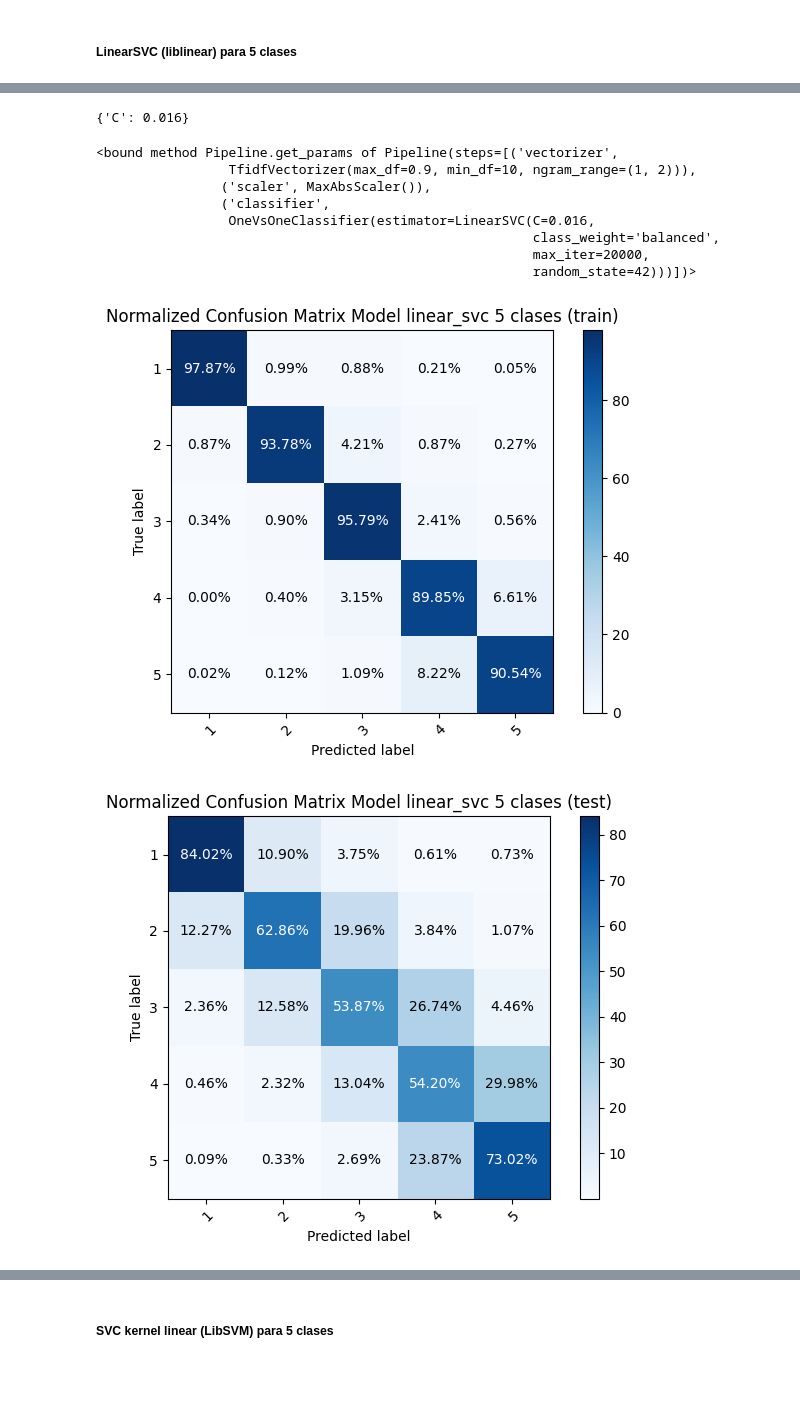
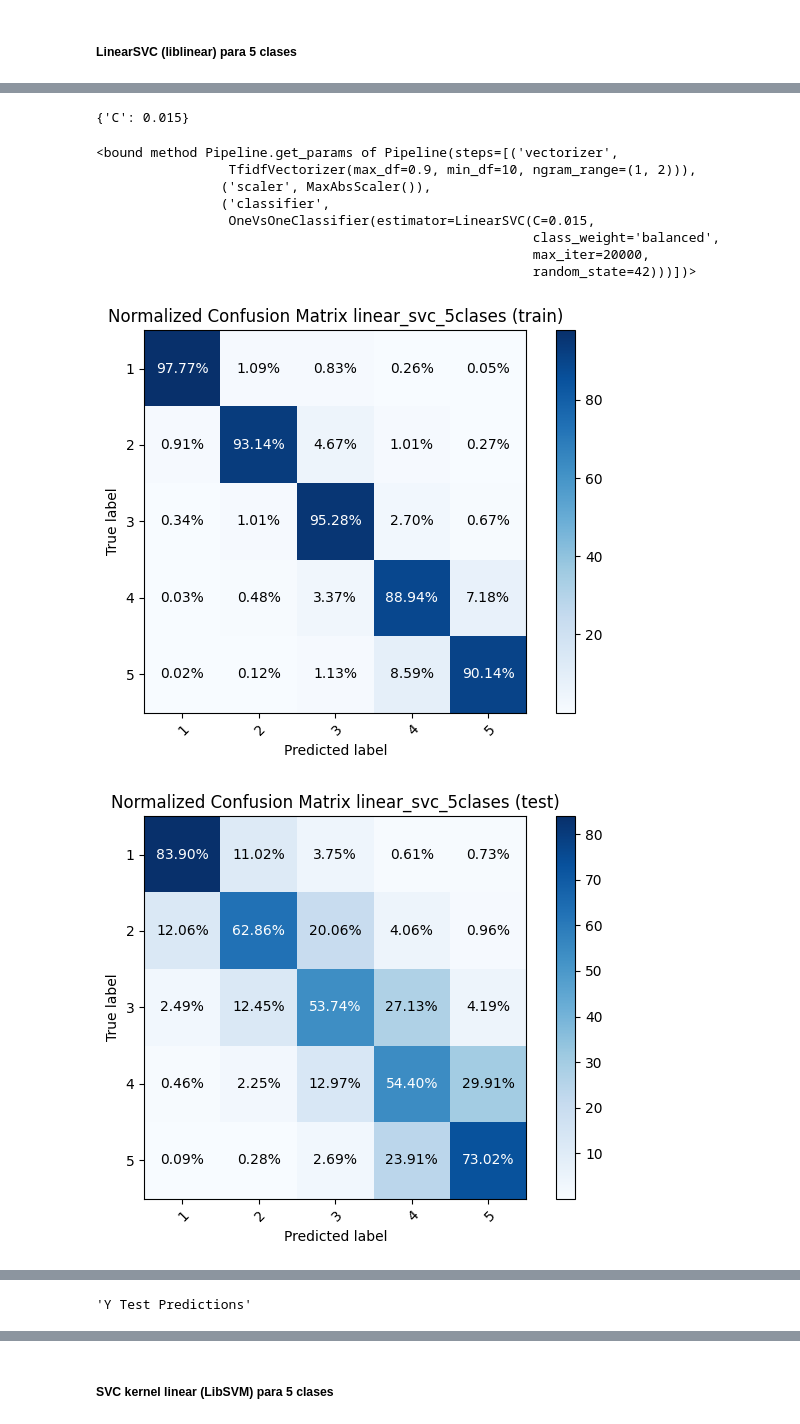
Before and after one commit to FIUBA-CEIA-18Co2024/AM1-TP, a Jupyter notebook: inference_model_compare.ipynb, the cells around one changed output, grey strips where cells are left out. Cells and saved outputs as stored; diff of their text form; code cells hidden in the pictures; blank space fills up the shorter version.

```diff
--- a/inference_model_compare.ipynb
+++ b/inference_model_compare.ipynb
@@ -78,6 +78,7 @@ X = df['cleaned_review']
 y = df['rating']
 random_state = 42
 X_train, X_test, y_train, y_test = train_test_split(X, y, test_size=0.3, random_state=random_state, stratify=y)
+models = ["linear_svc_5clases", "svc_linear_5clases", "svc_rbf_5clases", "catboost_5clases", "ensemble_hard_5clases", "ensemble_soft_5clases"]
 # %% [markdown]
 ### Instanciación de modelos con los mejores parámetros encontrados y evalucación para 5 clases
 # %% [markdown]
@@ -85,11 +86,11 @@ X_train, X_test, y_train, y_test = train_test_split(X, y, test_size=0.3, random_
 # %%
 model_config = "linear_svc"
 optuna_db = create_db(model_config)
-pipeline_linear_svc = pipeline_config(model_config, optuna_db)
+pipeline_linear_svc = pipeline_config(model_config, pipeline_steps[model_config], optuna_db)
 pipeline_linear_svc.fit(X_train, y_train)
 
 y_train_pred = pipeline_linear_svc.predict(X_train)
 y_test_pred = pipeline_linear_svc.predict(X_test)
 
-cm_test_linear_svc, report_test_linear_svc = test_scoring(model_config, f"Model {model_config} 5 clases", y_train, y_train_pred, y_test, y_test_pred)
+cm_test_linear_svc, report_test_linear_svc = test_scoring(model_config, models[0], y_train, y_train_pred, y_test, y_test_pred)
 # %% [output]
@@ -97,11 +98,11 @@ cm_test_linear_svc, report_test_linear_svc = test_scoring(model_config, f"Model
-{'C': 0.016}
+{'C': 0.015}
 <bound method Pipeline.get_params of Pipeline(steps=[('vectorizer',
                  TfidfVectorizer(max_df=0.9, min_df=10, ngram_range=(1, 2))),
                 ('scaler', MaxAbsScaler()),
                 ('classifier',
-                 OneVsOneClassifier(estimator=LinearSVC(C=0.016,
+                 OneVsOneClassifier(estimator=LinearSVC(C=0.015,
                                                         class_weight='balanced',
                                                         max_iter=20000,
                                                         random_state=42)))])>
-[figure, old version]
+[figure, new version]
-[figure, old version]
+[figure, new version]
@@ -121,0 +112 @@ F1-score: [0.83513839 0.67160775 0.49939247 0.53181818 0.74207493]
+'Y Test Predictions'
```
Also changed, not shown: parts of 23 cells of this notebook, 6 other files.
